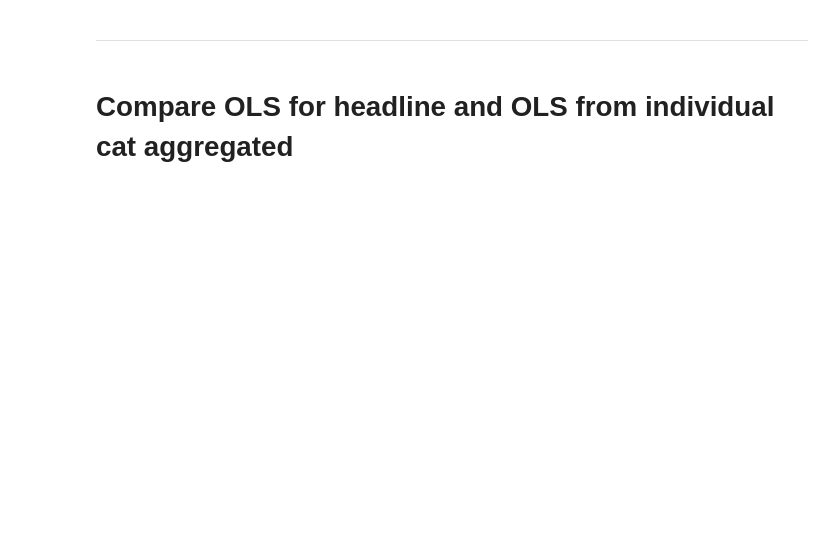
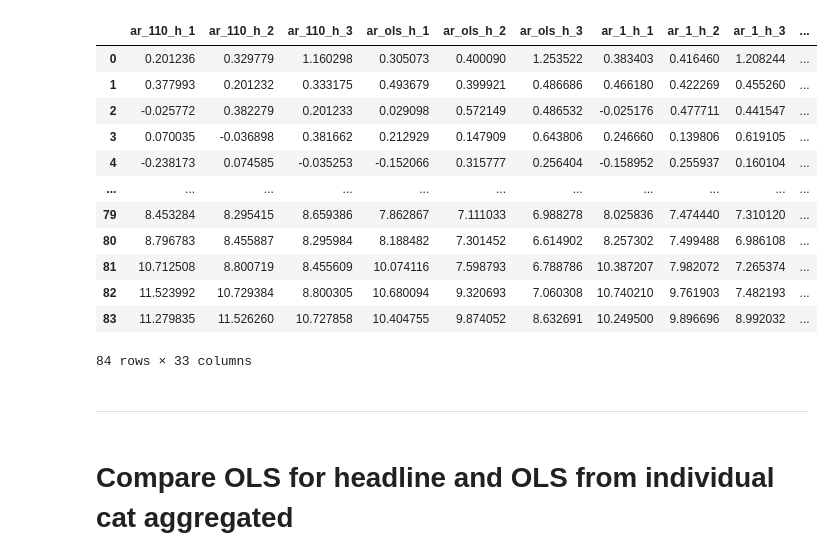
Before and after one commit to lamlam98765/thesis_code, a Jupyter notebook: main/8.Aggregation_compare_headline.ipynb, the cells around one changed output. Saved outputs shown, nothing was run; the diff lists cells and outputs as text; code cells hidden in the pictures; blank space fills up the shorter version.

```diff
--- a/main/8.Aggregation_compare_headline.ipynb
+++ b/main/8.Aggregation_compare_headline.ipynb
@@ -33,7 +31,7 @@ def extract_forecast_model_h(forecast_all_cat_df, model, h):
     in 4 df, extract columns with model's name and horizon
     """
 
-    pattern = rf"^{model}_(?!l).*h_{h}"
+    pattern = rf"^{model}_(?![lp]).*h_{h}"
     matching_cols = [col for col in forecast_all_cat_df.columns if re.search(pattern, col)]
     df_specific_model_h = forecast_all_cat_df.loc[:, matching_cols]
     return df_specific_model_h
@@ -116,7 +114,7 @@ for col in weights.columns[1:]:
 
 weights.loc[:, 'total'] = weights.iloc[:, 1:5].sum(axis=1)
 # %%
-models = ['xgb_pca'] #'ar_1','prc','xgb','ridge', 'lasso', 'cb_ridge_pcr', 'cb_ridge_prc_lasso', 'cb_ridge_lasso'
+models = ['ar_1','prc','xgb','ridge', 'lasso', 'cb_ridge_pcr', 'cb_ridge_prc_lasso', 'cb_ridge_lasso','xgb_pca']
 
 horizons = [1, 2, 3]
 
@@ -127,6 +125,7 @@ for model in models:
         new_df = extract_forecast_model_h(forecast_yoy_all_cat, model, h)
         new_df.set_index(date_range, inplace=True)
 
+        assert new_df.shape[1] == 4
 
         # transform:
         food_chained = chain.transform_back_chained(new_df.iloc[:, 0], y_real.iloc[:, 0])
@@ -189,4 +196,20 @@ for model in models:
 xgb_pca
+# %%
+new_forecast
+# %% [output]
+|  | ar_110_h_1 | ar_110_h_2 | ar_110_h_3 | ar_ols_h_1 | ar_ols_h_2 | ar_ols_h_3 | ar_1_h_1 | ar_1_h_2 | ar_1_h_3 | ... |
+| 0 | 0.201236 | 0.329779 | 1.160298 | 0.305073 | 0.400090 | 1.253522 | 0.383403 | 0.416460 | 1.208244 | ... |
+| 1 | 0.377993 | 0.201232 | 0.333175 | 0.493679 | 0.399921 | 0.486686 | 0.466180 | 0.422269 | 0.455260 | ... |
+| 2 | -0.025772 | 0.382279 | 0.201233 | 0.029098 | 0.572149 | 0.486532 | -0.025176 | 0.477711 | 0.441547 | ... |
+| 3 | 0.070035 | -0.036898 | 0.381662 | 0.212929 | 0.147909 | 0.643806 | 0.246660 | 0.139806 | 0.619105 | ... |
+| 4 | -0.238173 | 0.074585 | -0.035253 | -0.152066 | 0.315777 | 0.256404 | -0.158952 | 0.255937 | 0.160104 | ... |
+| ... | ... | ... | ... | ... | ... | ... | ... | ... | ... | ... |
+| 79 | 8.453284 | 8.295415 | 8.659386 | 7.862867 | 7.111033 | 6.988278 | 8.025836 | 7.474440 | 7.310120 | ... |
+| 80 | 8.796783 | 8.455887 | 8.295984 | 8.188482 | 7.301452 | 6.614902 | 8.257302 | 7.499488 | 6.986108 | ... |
+| 81 | 10.712508 | 8.800719 | 8.455609 | 10.074116 | 7.598793 | 6.788786 | 10.387207 | 7.982072 | 7.265374 | ... |
+| 82 | 11.523992 | 10.729384 | 8.800305 | 10.680094 | 9.320693 | 7.060308 | 10.740210 | 9.761903 | 7.482193 | ... |
+| 83 | 11.279835 | 11.526260 | 10.727858 | 10.404755 | 9.874052 | 8.632691 | 10.249500 | 9.896696 | 8.992032 | ... |
+84 rows × 33 columns
 # %% [markdown]
 ----
 # %% [markdown]
```
Also changed, not shown: parts of 4 cells of this notebook, 8 other files.
